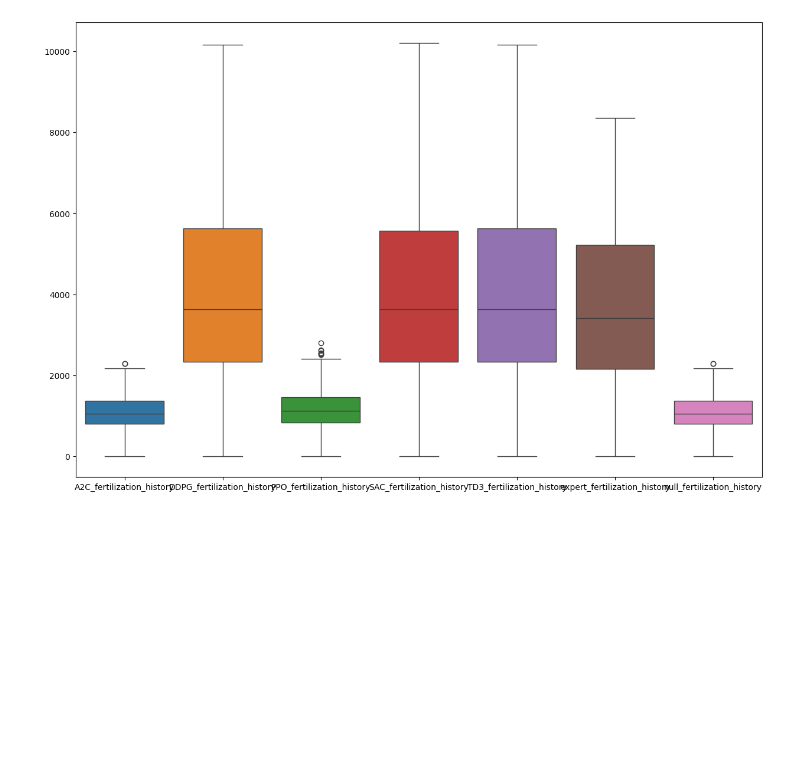
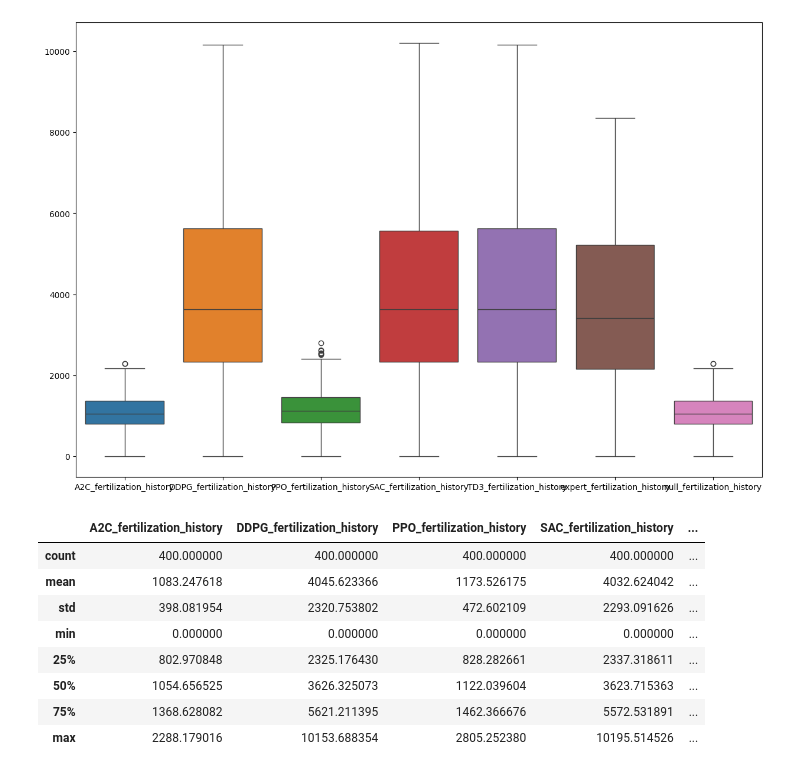
Before and after one commit to yzhilong/cs4246_proj, a Jupyter notebook: DataVisualization.ipynb, the cells around one changed output. Drawn from its saved outputs; the diff is of its cells as text; code cells hidden in the pictures; blank space fills up the shorter version.

```diff
--- a/DataVisualization.ipynb
+++ b/DataVisualization.ipynb
@@ -71,3 +71,15 @@ sns.boxplot(data=tmp_df)
 # %% [output]
 <AxesSubplot:>
 [figure]
+# %%
+tmp_df.describe()
+# %% [output]
+|  | A2C_fertilization_history | DDPG_fertilization_history | PPO_fertilization_history | SAC_fertilization_history | ... |
+| count | 400.000000 | 400.000000 | 400.000000 | 400.000000 | ... |
+| mean | 1083.247618 | 4045.623366 | 1173.526175 | 4032.624042 | ... |
+| std | 398.081954 | 2320.753802 | 472.602109 | 2293.091626 | ... |
+| min | 0.000000 | 0.000000 | 0.000000 | 0.000000 | ... |
+| 25% | 802.970848 | 2325.176430 | 828.282661 | 2337.318611 | ... |
+| 50% | 1054.656525 | 3626.325073 | 1122.039604 | 3623.715363 | ... |
+| 75% | 1368.628082 | 5621.211395 | 1462.366676 | 5572.531891 | ... |
+| max | 2288.179016 | 10153.688354 | 2805.252380 | 10195.514526 | ... |
```
Also changed, not shown: 15 other files.
